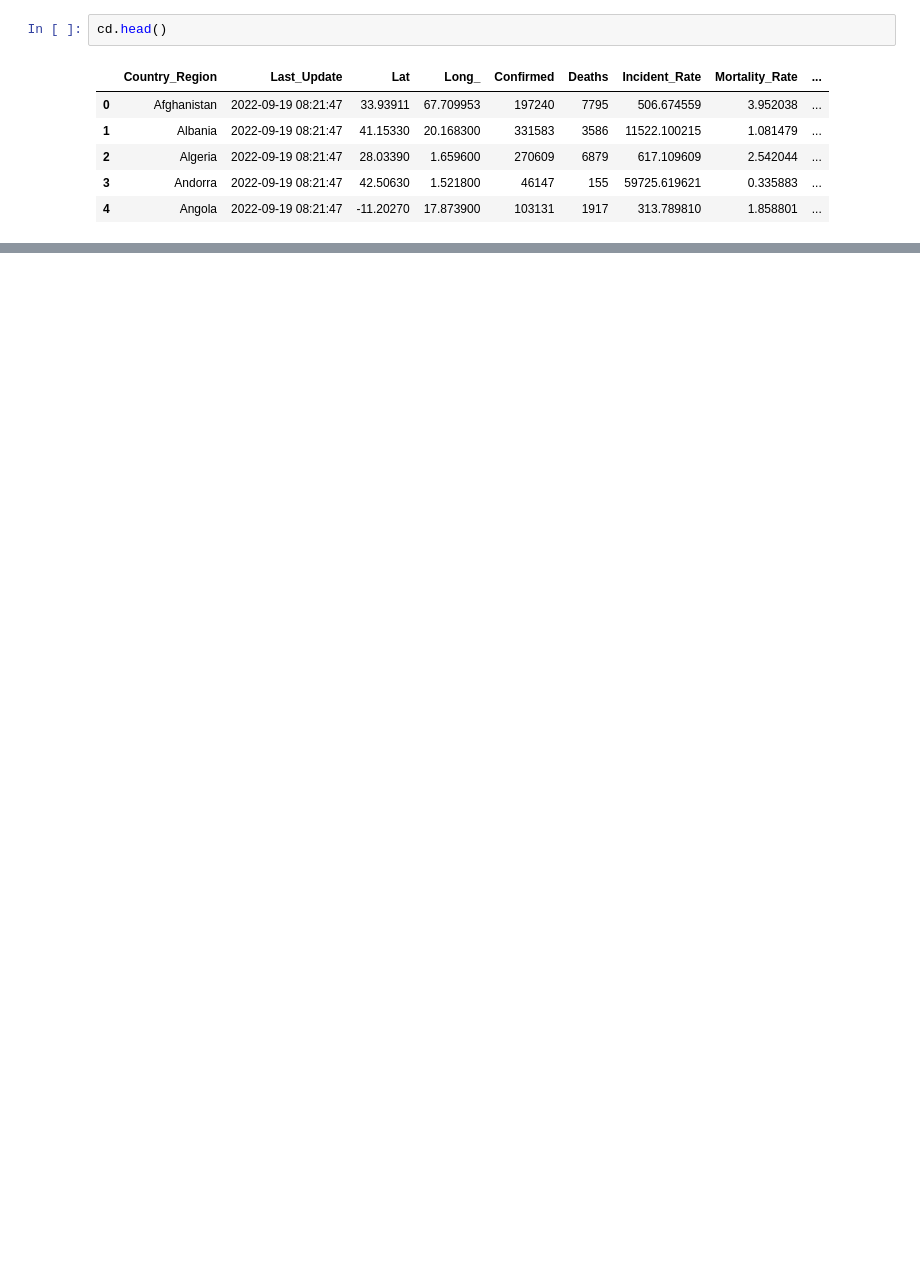
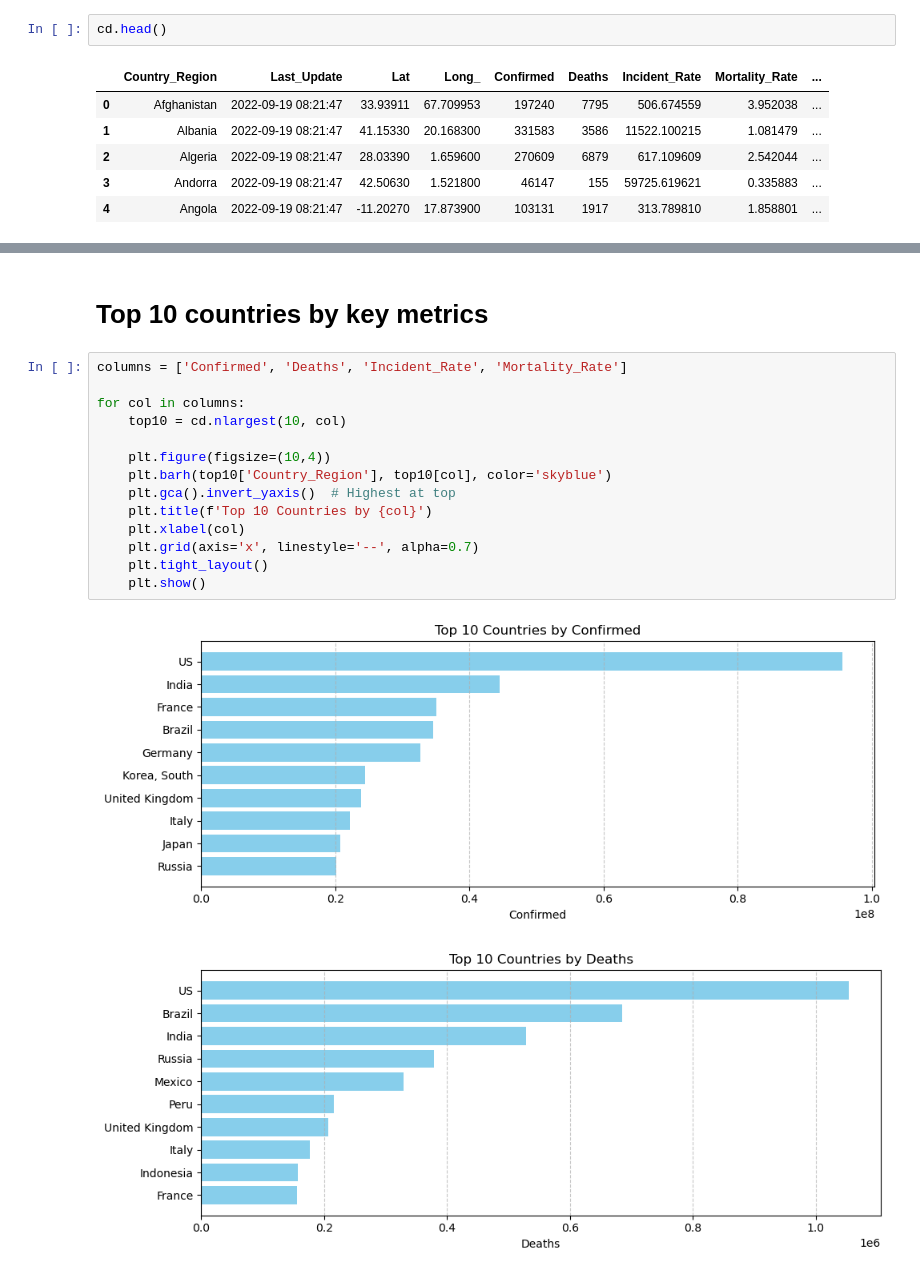
Before and after one commit to Riyocodeart/Covid_19-Data-analysis, a Jupyter notebook: Analysis.ipynb, the cells around one changed output, grey strips where cells are left out. Cells and saved outputs as stored; diff of their text form; blank space fills up the shorter version.

```diff
--- a/Analysis.ipynb
+++ b/Analysis.ipynb
@@ -142,0 +160,19 @@ cd.head()
+# %% [markdown]
+# Top 10 countries by key metrics
+# %%
+columns = ['Confirmed', 'Deaths', 'Incident_Rate', 'Mortality_Rate']
+
+for col in columns:
+    top10 = cd.nlargest(10, col)
+
+    plt.figure(figsize=(10,4))
+    plt.barh(top10['Country_Region'], top10[col], color='skyblue')
+    plt.gca().invert_yaxis()  # Highest at top
+    plt.title(f'Top 10 Countries by {col}')
+    plt.xlabel(col)
+    plt.grid(axis='x', linestyle='--', alpha=0.7)
+    plt.tight_layout()
+    plt.show()
+# %% [output]
+[figure, added]
+[figure, added]
```
Also changed, not shown: parts of 23 cells of this notebook, 7 other files.
